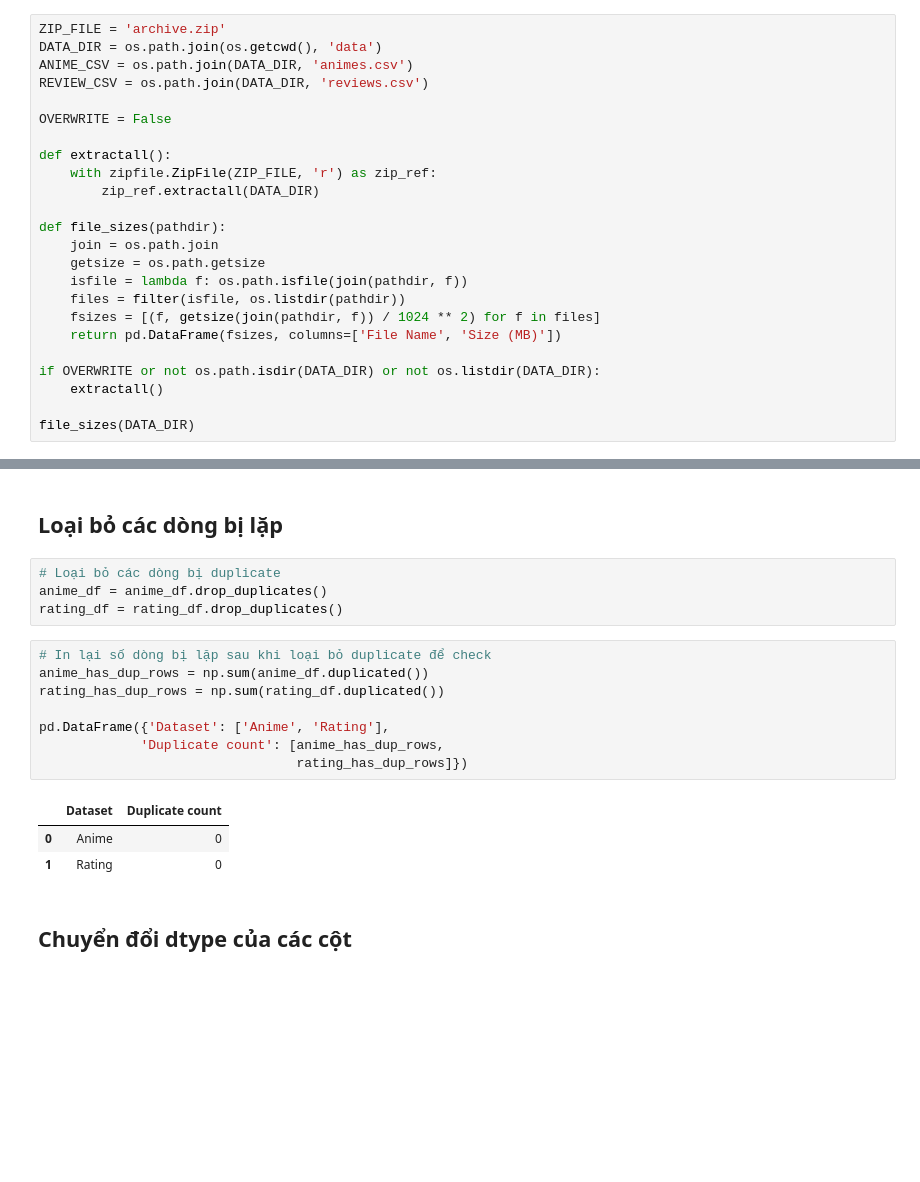
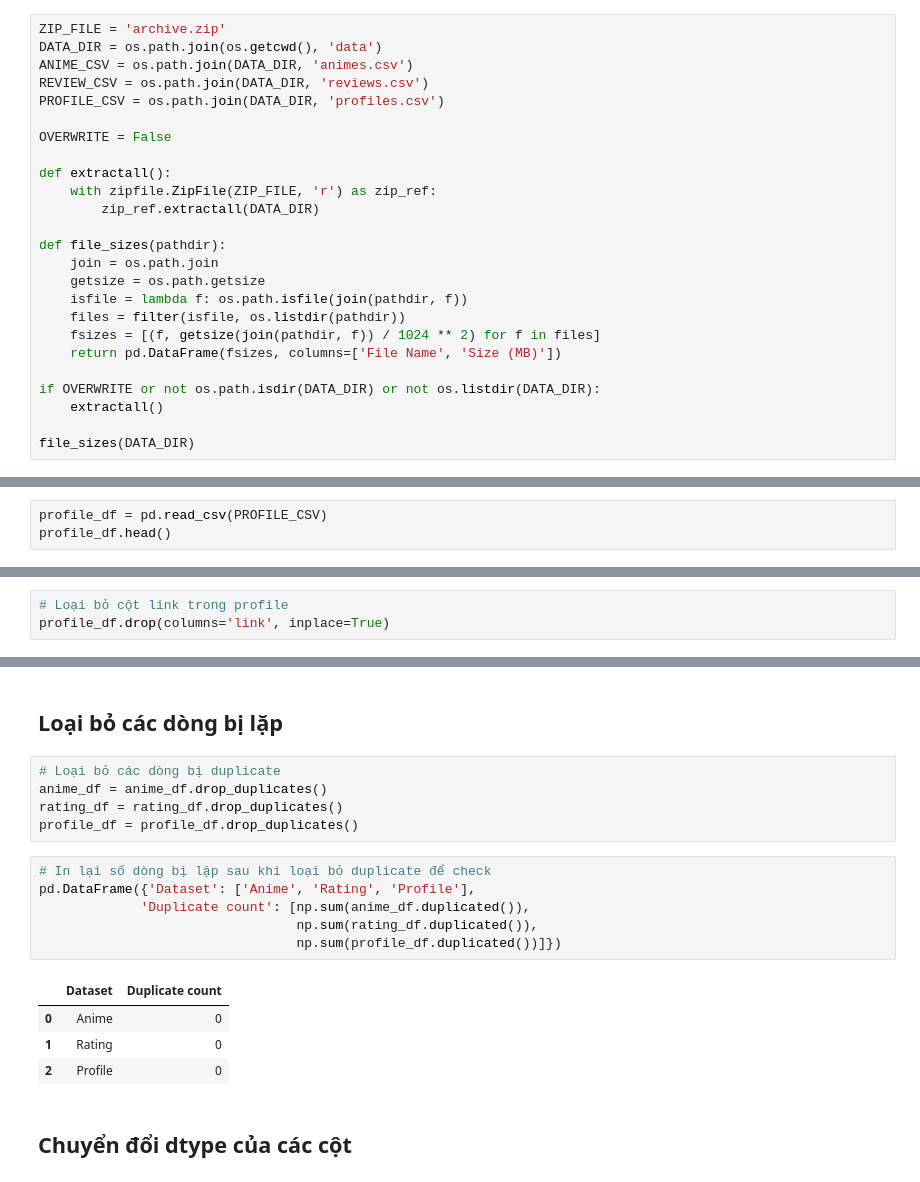
Before and after one commit to phineasla-hcmus/3.1-DS-Final, a Jupyter notebook: P4DS_FinalProject.ipynb, the cells around one changed output, grey strips where cells are left out. Drawn from its saved outputs; the diff is of its cells as text; blank space fills up the shorter version.

```diff
--- a/P4DS_FinalProject.ipynb
+++ b/P4DS_FinalProject.ipynb
@@ -51,6 +52,7 @@ ZIP_FILE = 'archive.zip'
 DATA_DIR = os.path.join(os.getcwd(), 'data')
 ANIME_CSV = os.path.join(DATA_DIR, 'animes.csv')
 REVIEW_CSV = os.path.join(DATA_DIR, 'reviews.csv')
+PROFILE_CSV = os.path.join(DATA_DIR, 'profiles.csv')
 
 OVERWRITE = False
 
@@ -105,0 +110,3 @@ pd.read_csv(REVIEW_CSV, nrows=5)
+# %%
+profile_df = pd.read_csv(PROFILE_CSV)
+profile_df.head()
@@ -190,3 +196,6 @@ anime_df.head()
+# %%
+# Loại bỏ cột link trong profile
+profile_df.drop(columns='link', inplace=True)
 # %% [markdown]
 ## Số dòng, số cột của tập dữ liệu
 # %% [markdown]
@@ -310,18 +355,18 @@ scores: {<class 'str'>}
 # Loại bỏ các dòng bị duplicate
 anime_df = anime_df.drop_duplicates()
 rating_df = rating_df.drop_duplicates()
+profile_df = profile_df.drop_duplicates()
 # %%
 # In lại số dòng bị lặp sau khi loại bỏ duplicate để check
-anime_has_dup_rows = np.sum(anime_df.duplicated())
-rating_has_dup_rows = np.sum(rating_df.duplicated())
-
-pd.DataFrame({'Dataset': ['Anime', 'Rating'],
-             'Duplicate count': [anime_has_dup_rows,
-                                 rating_has_dup_rows]})
+pd.DataFrame({'Dataset': ['Anime', 'Rating', 'Profile'],
+             'Duplicate count': [np.sum(anime_df.duplicated()),
+                                 np.sum(rating_df.duplicated()),
+                                 np.sum(profile_df.duplicated())]})
 # %% [output]
 |  | Dataset | Duplicate count |
 | 0 | Anime | 0 |
 | 1 | Rating | 0 |
+| 2 | Profile | 0 |
 # %% [markdown]
 ## Chuyển đổi dtype của các cột
 # %% [markdown]
```
Also changed, not shown: parts of 45 cells of this notebook, 1 other file.
